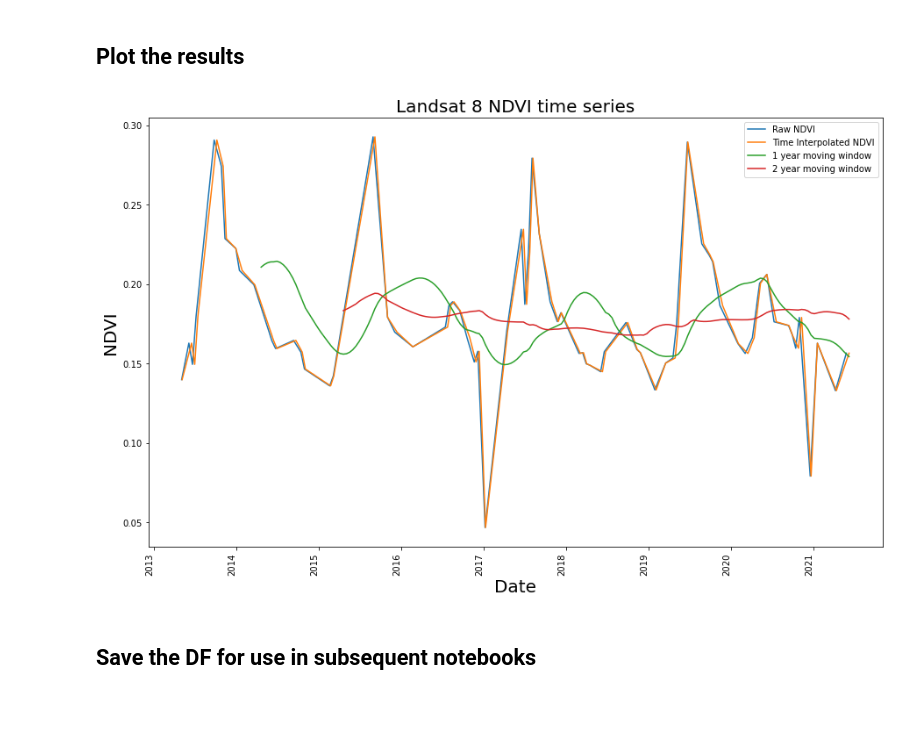
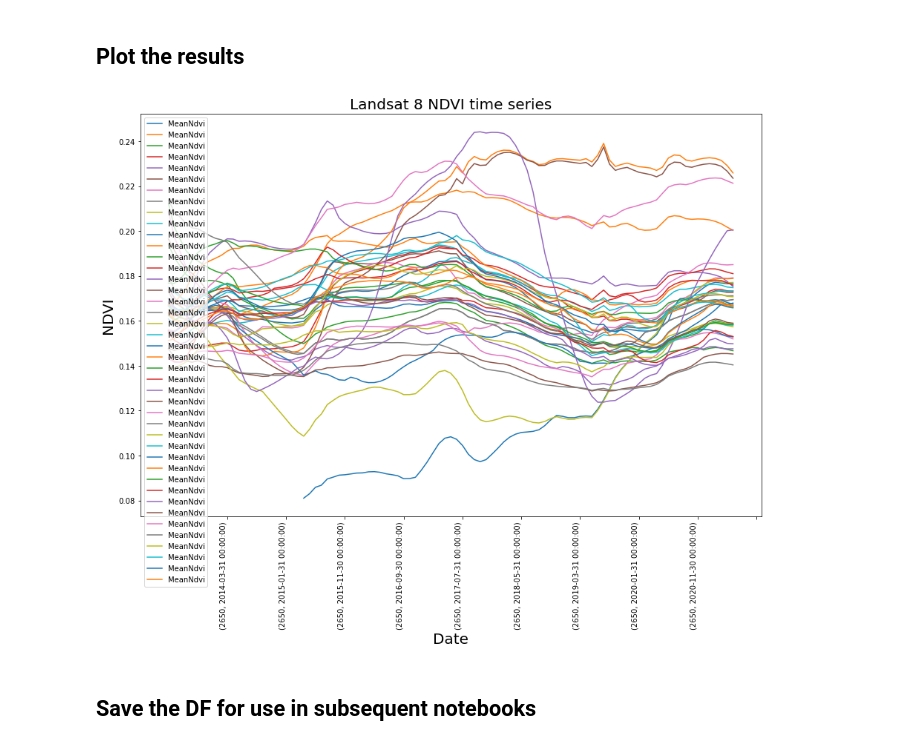
Before and after one commit to haselwimmer/vegetation-restoration-monitoring, a Jupyter notebook: final_notebooks/3-preprocess-rs-timeseries.ipynb, the cells around one changed output. Saved outputs shown, nothing was run; the diff lists cells and outputs as text; code cells hidden in the pictures; blank space fills up the shorter version.

Commit message:
Added new code for Landsat 8 analysis

```diff
--- a/final_notebooks/3-preprocess-rs-timeseries.ipynb
+++ b/final_notebooks/3-preprocess-rs-timeseries.ipynb
@@ -24,10 +24,10 @@ os.chdir(os.path.join('D:/',
 landsat_8_time_series.index = pd.to_datetime(landsat_8_time_series.index)
 
 # Select a single SU for testing purposes
-seeding_unit = 1608
-landsat_8_time_series_subset = landsat_8_time_series[landsat_8_time_series['SuId']==seeding_unit]
+#seeding_unit = 816
+#landsat_8_time_series_subset = landsat_8_time_series[landsat_8_time_series['SuId']==seeding_unit]
 
 # Sort the DF by date
-landsat_8_time_series_subset.sort_index(inplace=True)
-landsat_8_time_series_subset
+landsat_8_time_series.sort_index(inplace=True)
+landsat_8_time_series
 # %% [output]
@@ -53,9 +49,12 @@ See the caveats in the documentation: https://pandas.pydata.org/pandas-docs/stab
 ## Resample data to consistent temporal sampling
 # %%
 # Resample the data
-landsat_8_time_series_subset_interpol = landsat_8_time_series_subset.resample('2W').mean()
+landsat_8_time_series_interpol = landsat_8_time_series.groupby('SuId').resample('M').mean()
 
 # Interpolate the missing values
-landsat_8_time_series_subset_interpol['MeanNdvi'] = landsat_8_time_series_subset_interpol['MeanNdvi'].interpolate()
-landsat_8_time_series_subset_interpol
+landsat_8_time_series_interpol['MeanNdvi'] = landsat_8_time_series_interpol['MeanNdvi'].interpolate()
+
+# Drop the SuId column
+landsat_8_time_series_interpol.drop(columns=['SuId'], inplace=True)
+landsat_8_time_series_interpol
 # %% [output]
@@ -95,0 +77,3 @@ landsat_8_time_series_subset_rlmean
+# %%
+landsat_8_time_series_rlmean = landsat_8_time_series_interpol.rolling(window = 24).mean()
+landsat_8_time_series_rlmean
@@ -98,26 +97,23 @@ landsat_8_time_series_subset_rlmean
 # %%
 # Setup plot
 fig, ax = plt.subplots(figsize=(15, 10))
 
-landsat_8_time_series_subset.plot(y='MeanNdvi', ax=ax, use_index=True)
-landsat_8_time_series_subset_interpol.plot(y='MeanNdvi', ax=ax, use_index=True)
-landsat_8_time_series_subset_interpol.rolling(window = 26).mean().plot(y='MeanNdvi', ax=ax, use_index=True)
-landsat_8_time_series_subset_interpol.rolling(window = 52).mean().plot(y='MeanNdvi', ax=ax, use_index=True)
+#landsat_8_time_series_subset.plot(y='MeanNdvi', ax=ax, use_index=True)
+#landsat_8_time_series_subset_interpol.plot(y='MeanNdvi', ax=ax, use_index=True)
+#landsat_8_time_series_subset_interpol.rolling(window = 26).mean().plot(y='MeanNdvi', ax=ax, use_index=True)
+landsat_8_time_series_rlmean.groupby('SuId').plot(y='MeanNdvi', ax=ax, use_index=True)
 
 plt.xlabel("Date", fontsize=20)
 plt.ylabel("NDVI", fontsize=20)
-
-legend_items = ['Raw NDVI', 'Time Interpolated NDVI', '1 year moving window', '2 year moving window']
-plt.legend(legend_items)
 
 ax.set_title(
     "Landsat 8 NDVI time series", fontsize=20)
 
 plt.setp(ax.get_xticklabels(), rotation=90, horizontalalignment='right')
 
 plt.show()
 # %% [output]
-[figure, old version]
+[figure, new version]
 # %% [markdown]
 ## Save the DF for use in subsequent notebooks
 # %%
```
Also changed, not shown: parts of 4 cells of this notebook, 3 other files.
